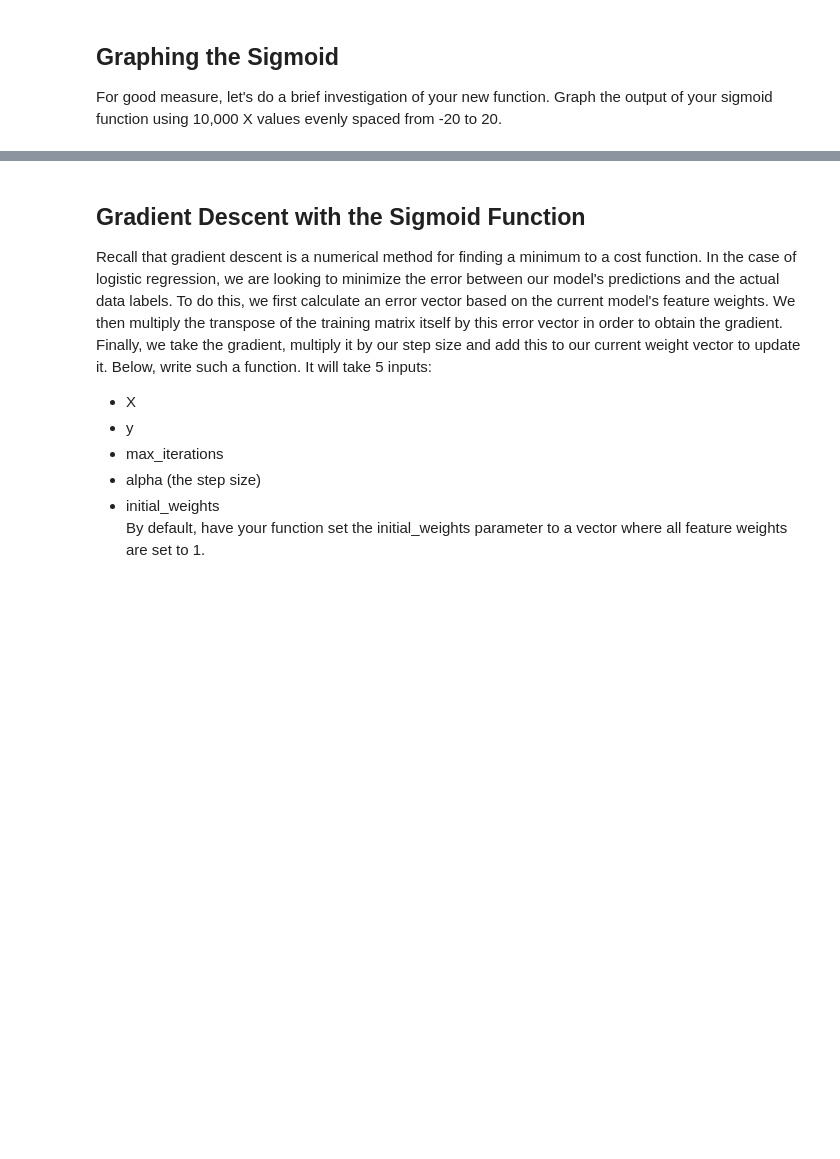
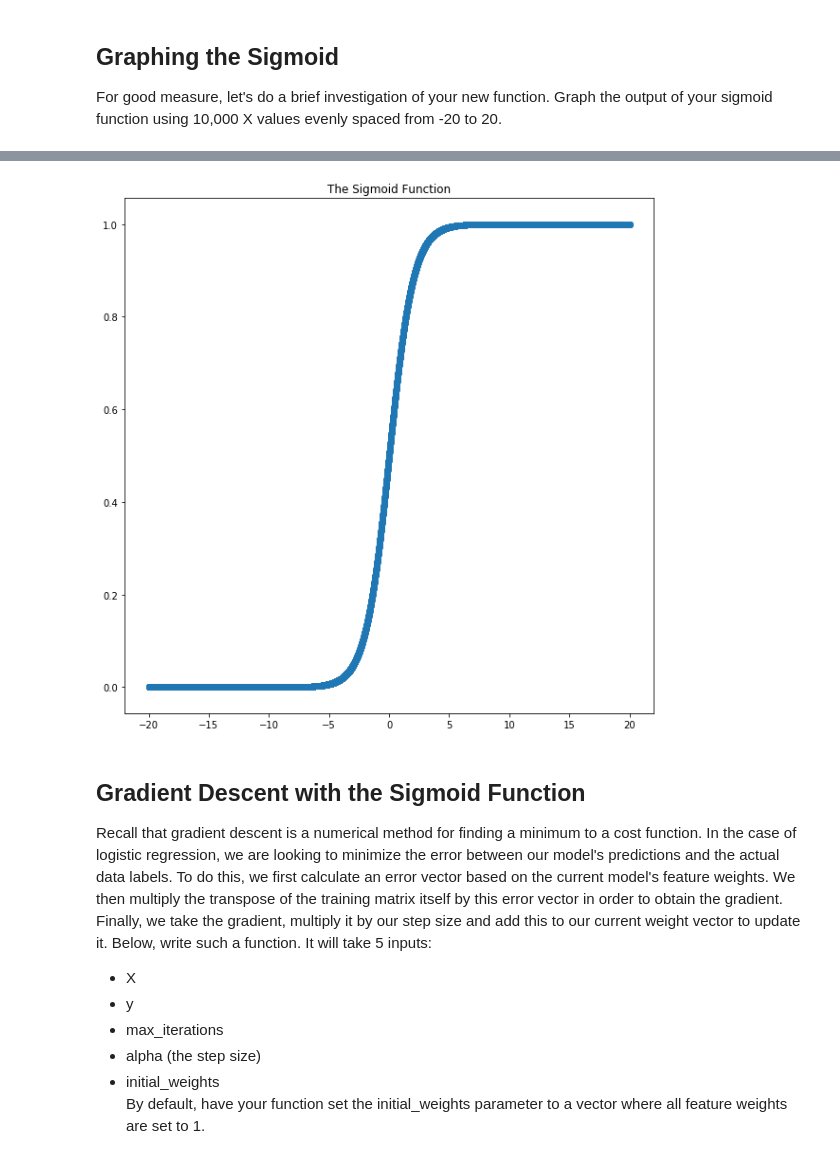
Before and after one commit to MissAle17/dsc-3-30-06-coding-logistic-regression-from-scratch-online-ds-sp-000, a Jupyter notebook: index.ipynb, the cells around one changed output, grey strips where cells are left out. Drawn from its saved outputs; the diff is of its cells as text; code cells hidden in the pictures; blank space fills up the shorter version.

```diff
--- a/index.ipynb
+++ b/index.ipynb
@@ -34,10 +34,3 @@ def predict_y(X,w):
 Recall that the sigmoid function is used to map our previous linear regression model to a range of 0 to 1, satisfying basic premises of probability. As a reminder, the sigmoid function is defined by:
 $\frac{1}{1+e^(-x)}$
 Write this as a python function where x is the input and the function outputs the result of the sigmoid function.
-# %%
-#Your code here
-
-def sigmoid_f(X):
-    import math
-    denom = 1+ math.exp(-X)
-    return 1/denom
@@ -50,8 +49,8 @@ For good measure, let's do a brief investigation of your new function. Graph the
 import matplotlib.pyplot as plt
 
 
-X = np.linespace((start=-20, stop=20, num=10**4)
-y = [sigmoid(xi) for xi in ]
+X = np.linspace(start=-20, stop=20, num=10**4)
+y = [sigmoid_f(xi) for xi in X]
 plt.figure(figsize=(10,10))
 plt.scatter(X,y)
 plt.title("The Sigmoid Function")
@@ -61,3 +59,4 @@ SyntaxError: positional argument follows keyword argument (<ipython-input-4-5e49
+[figure, added]
 # %% [markdown]
 ## Gradient Descent with the Sigmoid Function
 
```
Also changed, not shown: parts of 9 cells of this notebook.
